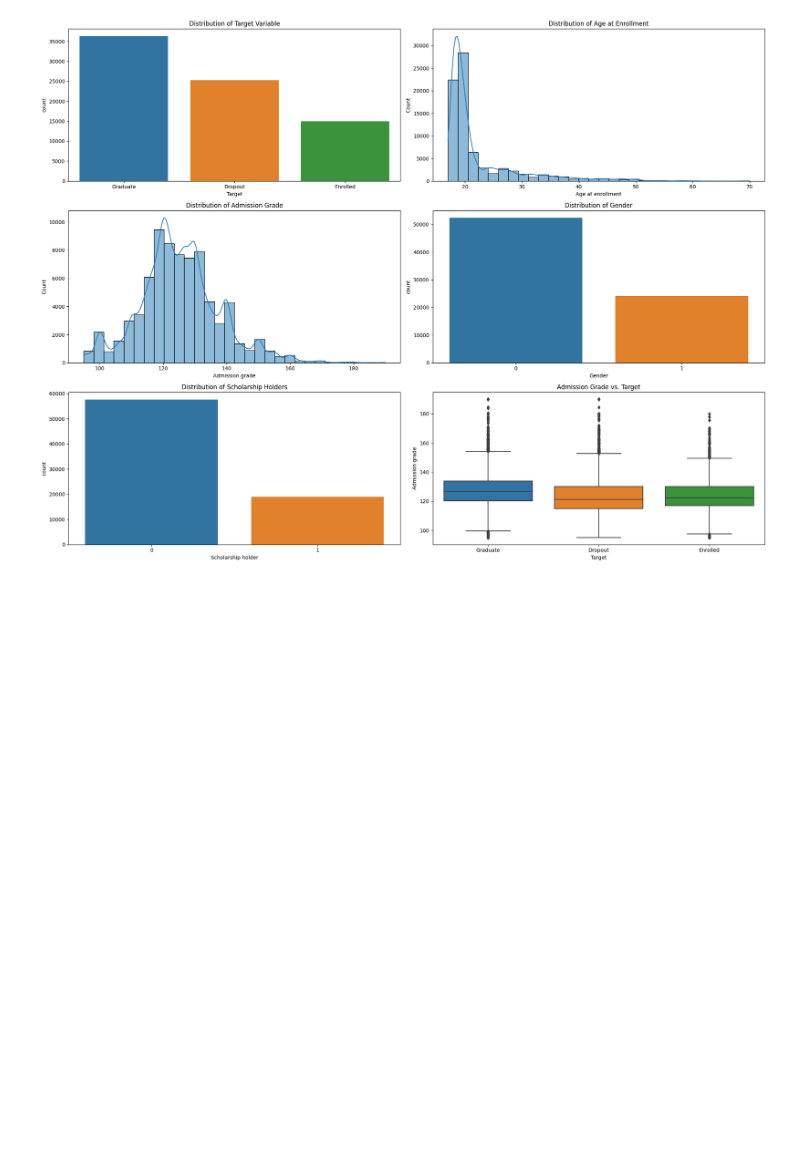
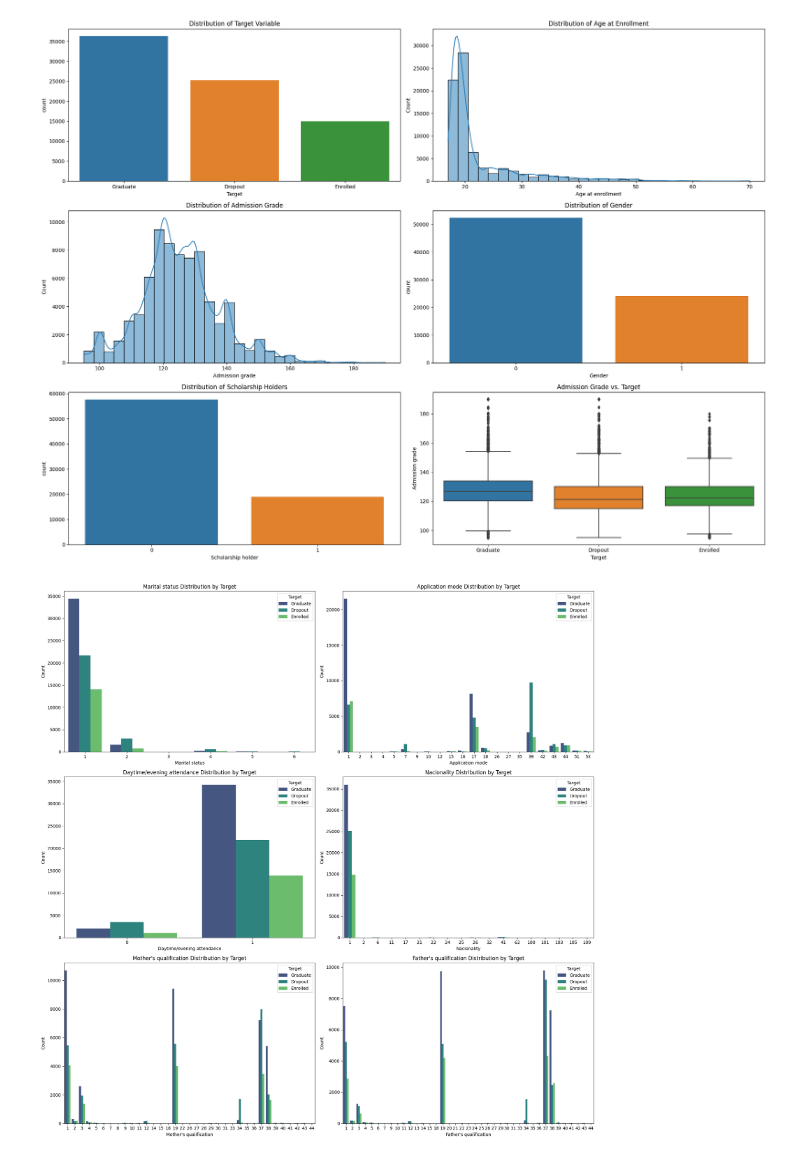
Before and after one commit to Danyocheck/Kaggle-competitions, a Jupyter notebook: academic_success/academic.ipynb, the cells around one changed output. Saved outputs shown, nothing was run; the diff lists cells and outputs as text; code cells hidden in the pictures; blank space fills up the shorter version.

```diff
--- a/academic_success/academic.ipynb
+++ b/academic_success/academic.ipynb
@@ -107,3 +100,37 @@ plt.tight_layout()
 plt.show()
 # %% [output]
 [figure]
+# %%
+import matplotlib.pyplot as plt
+import seaborn as sns
+
+# Check for class imbalance in the target variable
+target_counts = X['Target'].value_counts()
+
+# Plot the class distribution
+# plt.figure(figsize=(10, 6))
+# sns.barplot(x=target_counts.index, y=target_counts.values, palette='viridis')
+# plt.title('Class Distribution of Target Variable')
+# plt.xlabel('Target')
+# plt.ylabel('Count')
+# plt.show()
+
+# Visualize the relationships between features and the target variable
+# Selecting a few features for visualization
+
+features_to_visualize = ['Marital status', 'Application mode', 'Daytime/evening attendance',
+                         'Nacionality', 'Mother\'s qualification', 'Father\'s qualification']
+
+# Plotting the distributions of these features with respect to the target variable
+fig, axs = plt.subplots(nrows=3, ncols=2, figsize=(18, 18))
+for ax, feature in zip(axs.flatten(), features_to_visualize):
+    sns.countplot(data=X, x=feature, hue='Target', palette='viridis', ax=ax)
+    ax.set_title(f'{feature} Distribution by Target')
+    ax.set_xlabel(feature)
+    ax.set_ylabel('Count')
+    ax.legend(title='Target')
+
+plt.tight_layout()
+plt.show()
+# %% [output]
+[figure, added]
```
Also changed, not shown: parts of 11 cells of this notebook.
